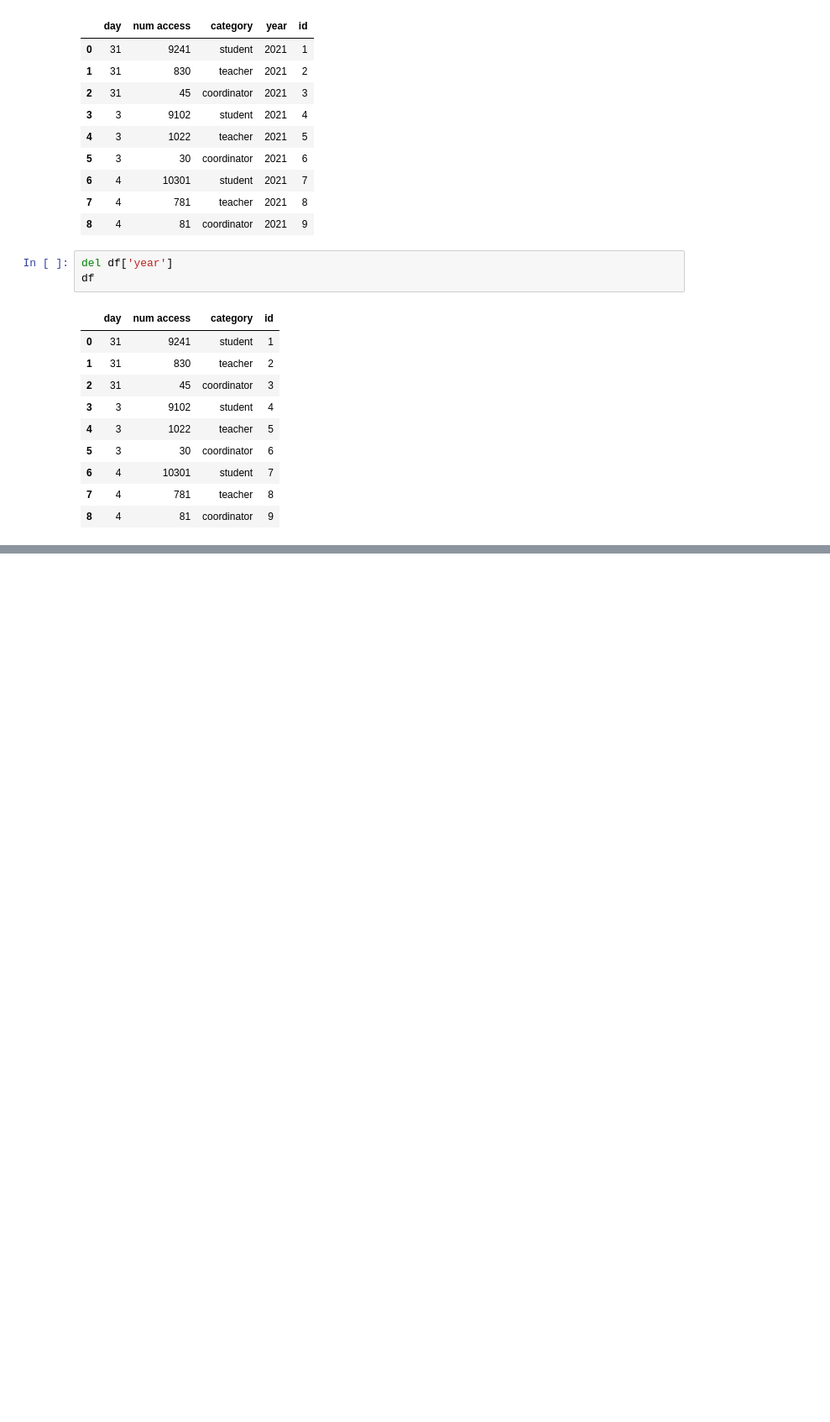
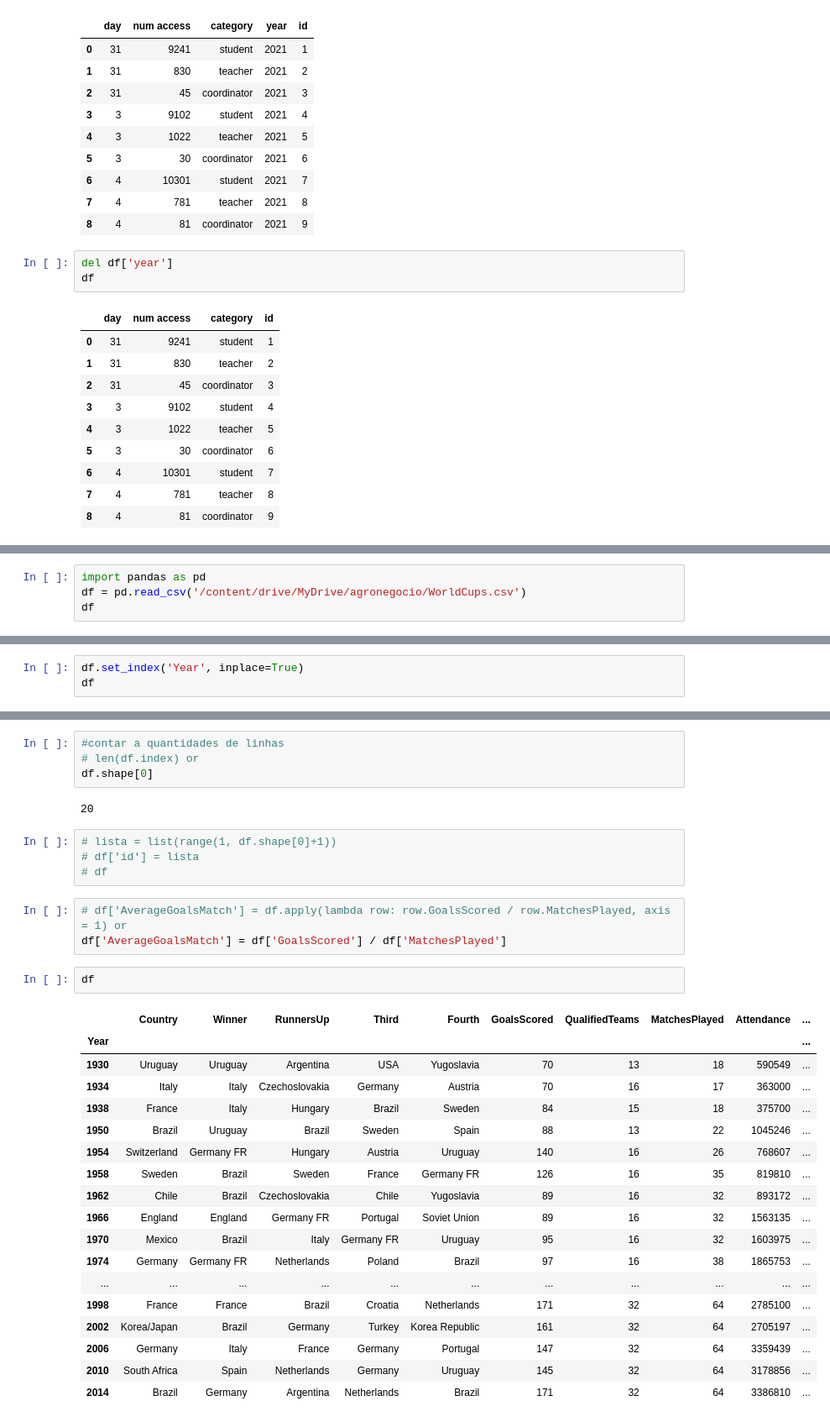
Before and after one commit to AlexsanderPessoa/Agro_bibliotecas, a Jupyter notebook: agro_bibliotecas.ipynb, the cells around one changed output, grey strips where cells are left out. Shown: that part at 84% size. Saved outputs shown, nothing was run; the diff lists cells and outputs as text; blank space fills up the shorter version.

```diff
--- a/agro_bibliotecas.ipynb
+++ b/agro_bibliotecas.ipynb
@@ -300,0 +685,4 @@ df
+# %%
+import pandas as pd
+df = pd.read_csv('/content/drive/MyDrive/agronegocio/WorldCups.csv')
+df
@@ -300,0 +707,3 @@ df
+# %%
+df.set_index('Year', inplace=True)
+df
@@ -300,0 +753,34 @@ df
+# %%
+#contar a quantidades de linhas
+# len(df.index) or
+df.shape[0]
+# %% [output]
+20
+# %%
+# lista = list(range(1, df.shape[0]+1))
+# df['id'] = lista
+# df
+# %%
+# df['AverageGoalsMatch'] = df.apply(lambda row: row.GoalsScored / row.MatchesPlayed, axis = 1) or
+df['AverageGoalsMatch'] = df['GoalsScored'] / df['MatchesPlayed']
+# %%
+df
+# %% [output]
+|  | Country | Winner | RunnersUp | Third | Fourth | GoalsScored | QualifiedTeams | MatchesPlayed | Attendance | ... |
+| Year |  |  |  |  |  |  |  |  |  | ... |
+| 1930 | Uruguay | Uruguay | Argentina | USA | Yugoslavia | 70 | 13 | 18 | 590549 | ... |
+| 1934 | Italy | Italy | Czechoslovakia | Germany | Austria | 70 | 16 | 17 | 363000 | ... |
+| 1938 | France | Italy | Hungary | Brazil | Sweden | 84 | 15 | 18 | 375700 | ... |
+| 1950 | Brazil | Uruguay | Brazil | Sweden | Spain | 88 | 13 | 22 | 1045246 | ... |
+| 1954 | Switzerland | Germany FR | Hungary | Austria | Uruguay | 140 | 16 | 26 | 768607 | ... |
+| 1958 | Sweden | Brazil | Sweden | France | Germany FR | 126 | 16 | 35 | 819810 | ... |
+| 1962 | Chile | Brazil | Czechoslovakia | Chile | Yugoslavia | 89 | 16 | 32 | 893172 | ... |
+| 1966 | England | England | Germany FR | Portugal | Soviet Union | 89 | 16 | 32 | 1563135 | ... |
+| 1970 | Mexico | Brazil | Italy | Germany FR | Uruguay | 95 | 16 | 32 | 1603975 | ... |
+| 1974 | Germany | Germany FR | Netherlands | Poland | Brazil | 97 | 16 | 38 | 1865753 | ... |
+| ... | ... | ... | ... | ... | ... | ... | ... | ... | ... | ... |
+| 1998 | France | France | Brazil | Croatia | Netherlands | 171 | 32 | 64 | 2785100 | ... |
+| 2002 | Korea/Japan | Brazil | Germany | Turkey | Korea Republic | 161 | 32 | 64 | 2705197 | ... |
+| 2006 | Germany | Italy | France | Germany | Portugal | 147 | 32 | 64 | 3359439 | ... |
+| 2010 | South Africa | Spain | Netherlands | Germany | Uruguay | 145 | 32 | 64 | 3178856 | ... |
+| 2014 | Brazil | Germany | Argentina | Netherlands | Brazil | 171 | 32 | 64 | 3386810 | ... |
```
Also changed, not shown: parts of 68 cells of this notebook.
